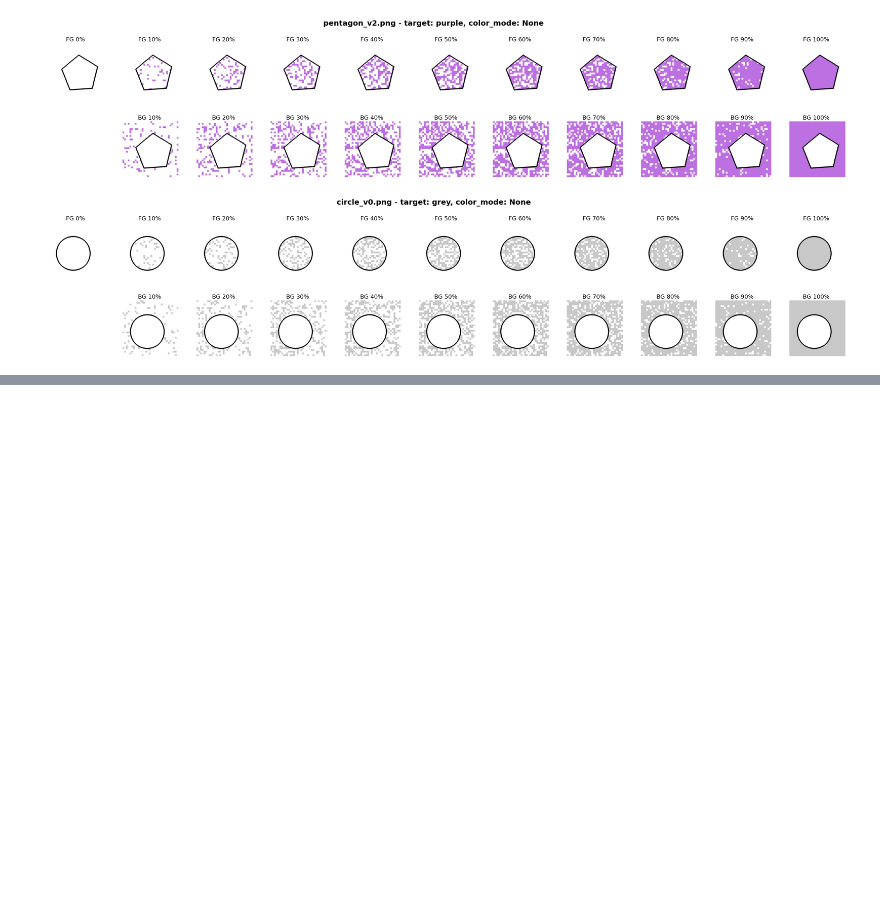
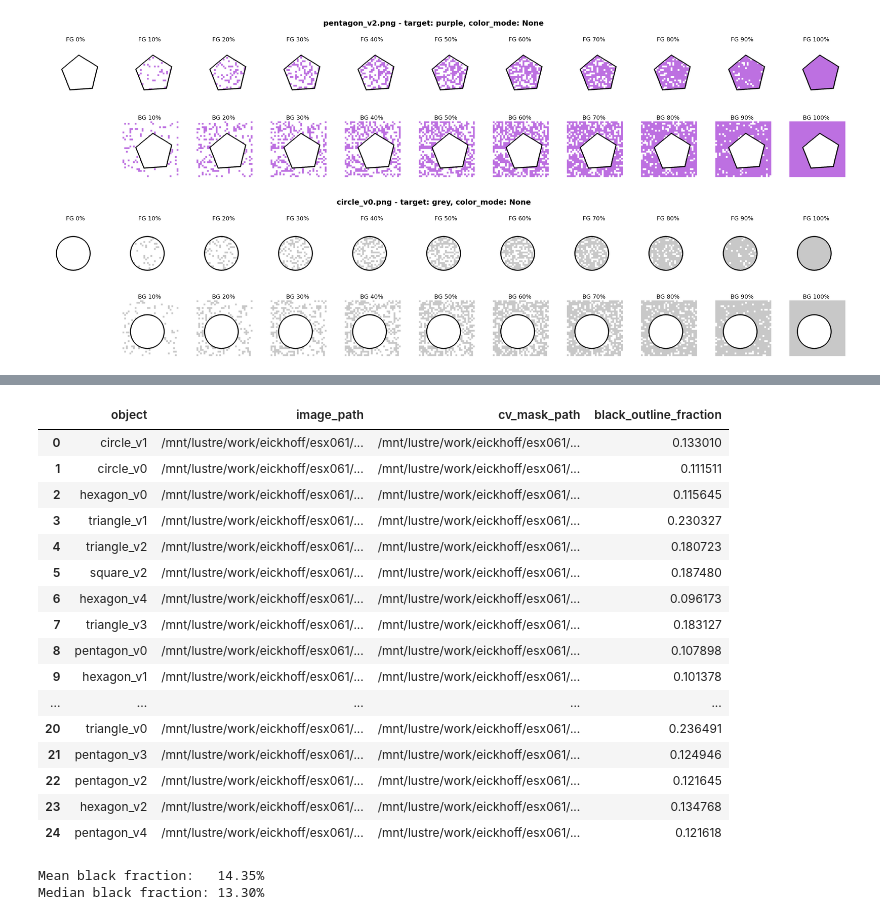
Before and after one commit to jonnemi/color-concept-entanglement, a Jupyter notebook: making_color_images/make_shape_dataset.ipynb, the cells around one changed output, grey strips where cells are left out. Saved outputs shown, nothing was run; the diff lists cells and outputs as text; code cells hidden in the pictures; blank space fills up the shorter version.

```diff
--- a/making_color_images/make_shape_dataset.ipynb
+++ b/making_color_images/make_shape_dataset.ipynb
@@ -344,0 +378,56 @@ for idx, row in df.sample(5).iterrows():
+# %%
+def compute_black_outline_fraction(df):
+    results = []
+
+    for _, row in tqdm(df.iterrows(), total=len(df)):
+
+        img = Image.open(row["image_path"]).convert("RGB")
+        mask = Image.open(row["cv_mask_path"]).convert("L")
+
+        img_np = np.array(img)
+        mask_np = np.array(mask) > 127
+
+        # SAME threshold as recoloring pipeline
+        gray = np.mean(img_np, axis=2) / 255.0
+        outline = gray < 0.12
+
+        black_in_object = outline & mask_np
+
+        total_object_pixels = mask_np.sum()
+        black_pixels = black_in_object.sum()
+
+        frac = black_pixels / total_object_pixels if total_object_pixels > 0 else np.nan
+        results.append(frac)
+
+    df = df.copy()
+    df["black_outline_fraction"] = results
+    return df
+
+fractions_df = compute_black_outline_fraction(shapes_df)
+# %%
+mean_black = fractions_df["black_outline_fraction"].mean()
+median_black = fractions_df["black_outline_fraction"].median()
+
+display(fractions_df)
+print(f"Mean black fraction:   {mean_black:.2%}")
+print(f"Median black fraction: {median_black:.2%}")
+# %% [output]
+|  | object | image_path | cv_mask_path | black_outline_fraction |
+| 0 | circle_v1 | /mnt/lustre/work/eickhoff/esx061/... | /mnt/lustre/work/eickhoff/esx061/... | 0.133010 |
+| 1 | circle_v0 | /mnt/lustre/work/eickhoff/esx061/... | /mnt/lustre/work/eickhoff/esx061/... | 0.111511 |
+| 2 | hexagon_v0 | /mnt/lustre/work/eickhoff/esx061/... | /mnt/lustre/work/eickhoff/esx061/... | 0.115645 |
+| 3 | triangle_v1 | /mnt/lustre/work/eickhoff/esx061/... | /mnt/lustre/work/eickhoff/esx061/... | 0.230327 |
+| 4 | triangle_v2 | /mnt/lustre/work/eickhoff/esx061/... | /mnt/lustre/work/eickhoff/esx061/... | 0.180723 |
+| 5 | square_v2 | /mnt/lustre/work/eickhoff/esx061/... | /mnt/lustre/work/eickhoff/esx061/... | 0.187480 |
+| 6 | hexagon_v4 | /mnt/lustre/work/eickhoff/esx061/... | /mnt/lustre/work/eickhoff/esx061/... | 0.096173 |
+| 7 | triangle_v3 | /mnt/lustre/work/eickhoff/esx061/... | /mnt/lustre/work/eickhoff/esx061/... | 0.183127 |
+| 8 | pentagon_v0 | /mnt/lustre/work/eickhoff/esx061/... | /mnt/lustre/work/eickhoff/esx061/... | 0.107898 |
+| 9 | hexagon_v1 | /mnt/lustre/work/eickhoff/esx061/... | /mnt/lustre/work/eickhoff/esx061/... | 0.101378 |
+| ... | ... | ... | ... | ... |
+| 20 | triangle_v0 | /mnt/lustre/work/eickhoff/esx061/... | /mnt/lustre/work/eickhoff/esx061/... | 0.236491 |
+| 21 | pentagon_v3 | /mnt/lustre/work/eickhoff/esx061/... | /mnt/lustre/work/eickhoff/esx061/... | 0.124946 |
+| 22 | pentagon_v2 | /mnt/lustre/work/eickhoff/esx061/... | /mnt/lustre/work/eickhoff/esx061/... | 0.121645 |
+| 23 | hexagon_v2 | /mnt/lustre/work/eickhoff/esx061/... | /mnt/lustre/work/eickhoff/esx061/... | 0.134768 |
+| 24 | pentagon_v4 | /mnt/lustre/work/eickhoff/esx061/... | /mnt/lustre/work/eickhoff/esx061/... | 0.121618 |
+Mean black fraction:   14.35%
+Median black fraction: 13.30%
```
Also changed, not shown: parts of 6 cells of this notebook, 3 other files.
